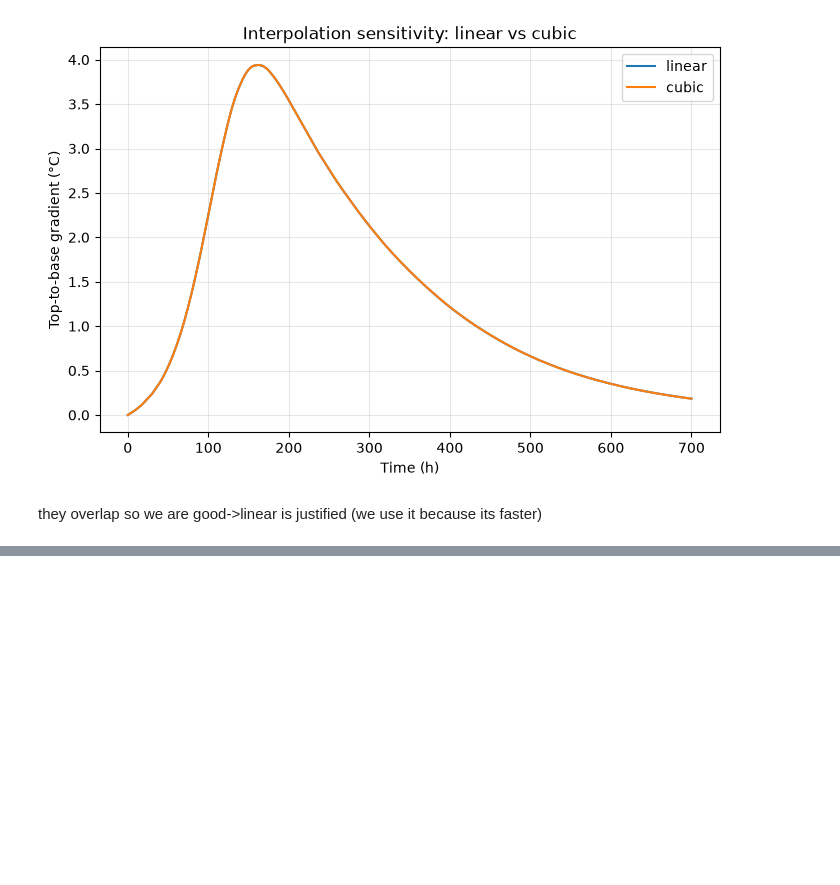
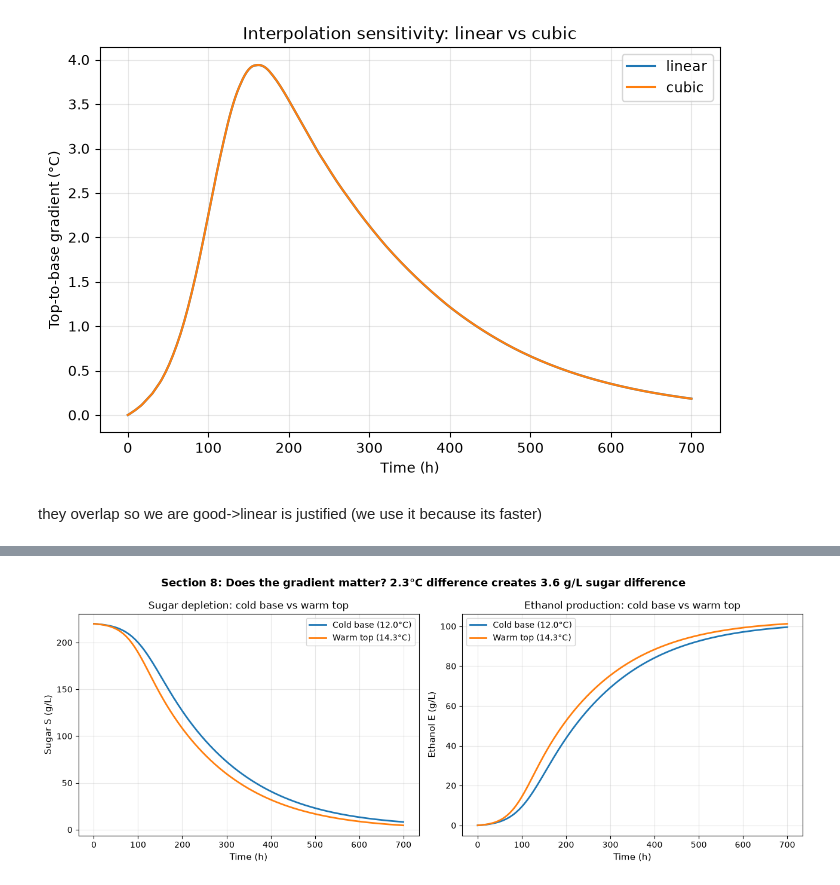
Before and after one commit to nasia2612/wine-innovation-engine, a Jupyter notebook: notebooks/02_cfd_lite_gradient.ipynb, the cells around one changed output, grey strips where cells are left out. Saved outputs shown, nothing was run; the diff lists cells and outputs as text; code cells hidden in the pictures; blank space fills up the shorter version.

Commit message:
we test if the gradient actually matters

```diff
--- a/notebooks/02_cfd_lite_gradient.ipynb
+++ b/notebooks/02_cfd_lite_gradient.ipynb
@@ -154,0 +200,26 @@ they overlap so we are good->linear is justified (we use it because its faster)
+# %%
+fig, axes = plt.subplots(1, 2, figsize=(13, 5))
+
+for label, sol in results.items():
+    axes[0].plot(sol.t, sol.y[2], label=label, linewidth=2)   # sugar (index 2)
+    axes[1].plot(sol.t, sol.y[4], label=label, linewidth=2)   # ethanol (index 4)
+
+axes[0].set_xlabel("Time (h)", fontsize=11)
+axes[0].set_ylabel("Sugar S (g/L)", fontsize=11)
+axes[0].set_title("Sugar depletion: cold base vs warm top", fontsize=12)
+axes[0].legend(fontsize=10)
+axes[0].grid(alpha=0.3)
+
+axes[1].set_xlabel("Time (h)", fontsize=11)
+axes[1].set_ylabel("Ethanol E (g/L)", fontsize=11)
+axes[1].set_title("Ethanol production: cold base vs warm top", fontsize=12)
+axes[1].legend(fontsize=10)
+axes[1].grid(alpha=0.3)
+
+fig.suptitle("Section 8: Does the gradient matter? 2.3°C difference creates 3.6 g/L sugar difference",
+             fontsize=13, fontweight='bold')
+plt.tight_layout()
+plt.savefig("/home/nasia/wine-innovation-engine/results/figures/phase2_gradient_matters.png", dpi=150)
+plt.show()
+# %% [output]
+[figure, added]
```
Also changed, not shown: parts of 3 cells of this notebook, 1 other file.
